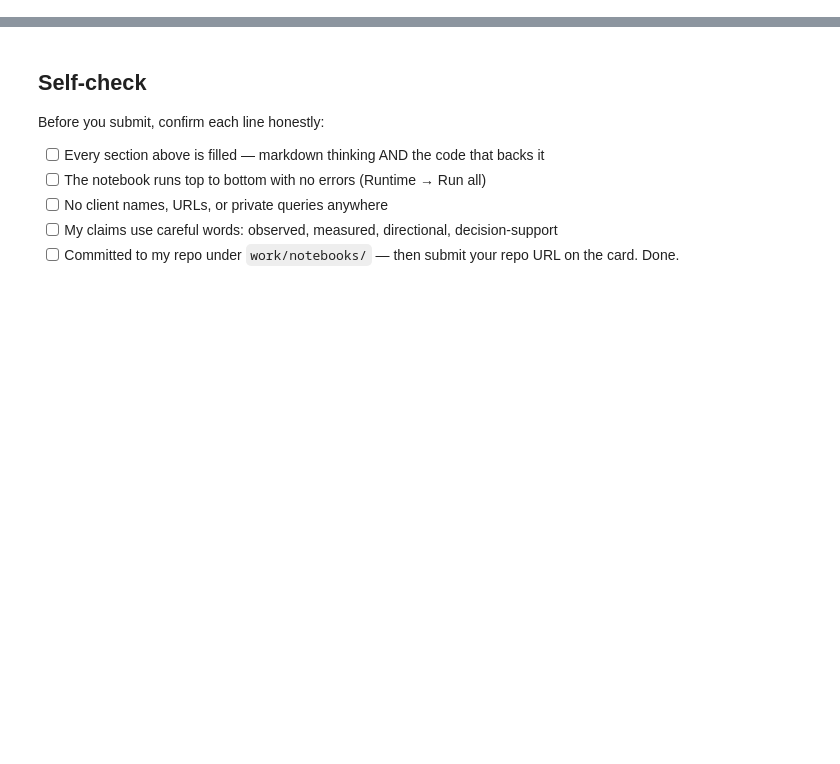
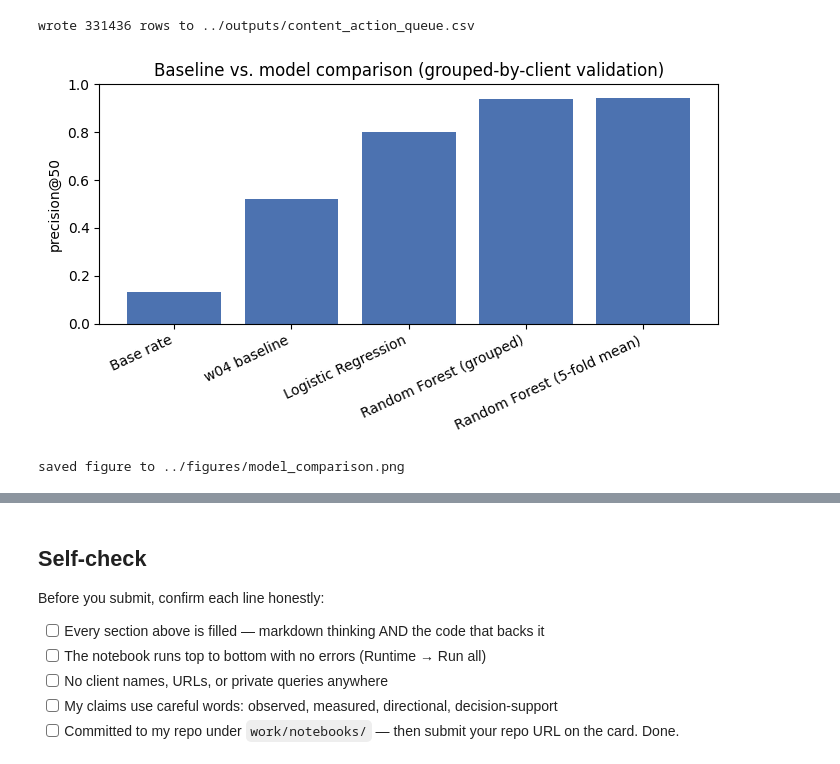
Before and after one commit to Hafiz-Taha-Hussain/Flyrank-Work, a Jupyter notebook: work/notebooks/w07_action_playbook.ipynb, the cells around one changed output, grey strips where cells are left out. Cells and saved outputs as stored; diff of their text form; code cells hidden in the pictures; blank space fills up the shorter version.

```diff
--- a/work/notebooks/w07_action_playbook.ipynb
+++ b/work/notebooks/w07_action_playbook.ipynb
@@ -28,0 +101,15 @@ This skeleton is yours to fill. Work the sections **in order** — each one has
+# %%
+from sklearn.ensemble import RandomForestClassifier
+from sklearn.model_selection import GroupKFold, cross_val_predict
+
+RF_PARAMS = dict(n_estimators=300, max_depth=8, random_state=42, n_jobs=-1)
+gkf = GroupKFold(n_splits=5)
+
+rf_for_scoring = RandomForestClassifier(**RF_PARAMS)
+oof_proba = cross_val_predict(
+    rf_for_scoring, X, y, cv=gkf, groups=groups, method="predict_proba", n_jobs=-1
+)[:, 1]
+
+data["model_score"] = oof_proba
+print("Every row now has an out-of-fold model score (never scored by a model trained on it).")
+data[["client_hash_id", "content_hash_id", "position_tier", "model_score"]].head()
@@ -28,0 +290,30 @@ This skeleton is yours to fill. Work the sections **in order** — each one has
+# %%
+os.makedirs("../outputs", exist_ok=True)
+os.makedirs("../figures", exist_ok=True)
+
+# --- Queue CSV (stays out of git by design; regenerated on every run) ---
+queue_out_path = "../outputs/content_action_queue.csv"
+queue.to_csv(queue_out_path, index=False)
+print(f"wrote {len(queue)} rows to {queue_out_path}")
+
+# --- Figure (committed to work/figures/) ---
+comparison = pd.DataFrame({
+    "method": ["Base rate", "w04 baseline", "Logistic Regression", "Random Forest (grouped)", "Random Forest (5-fold mean)"],
+    "precision_at_50": [0.134, 0.52, 0.80, 0.94, 0.944],
+})
+
+fig, ax = plt.subplots(figsize=(7, 4))
+ax.bar(comparison["method"], comparison["precision_at_50"], color="#4C72B0")
+ax.set_ylabel("precision@50")
+ax.set_title("Baseline vs. model comparison (grouped-by-client validation)")
+ax.set_ylim(0, 1)
+plt.xticks(rotation=25, ha="right")
+plt.tight_layout()
+fig_path = "../figures/model_comparison.png"
+plt.savefig(fig_path, dpi=150)
+plt.show()
+print(f"saved figure to {fig_path}")
+# %% [output]
+wrote 331436 rows to ../outputs/content_action_queue.csv
+[figure, added]
+saved figure to ../figures/model_comparison.png
```
Also changed, not shown: parts of 15 cells of this notebook.
